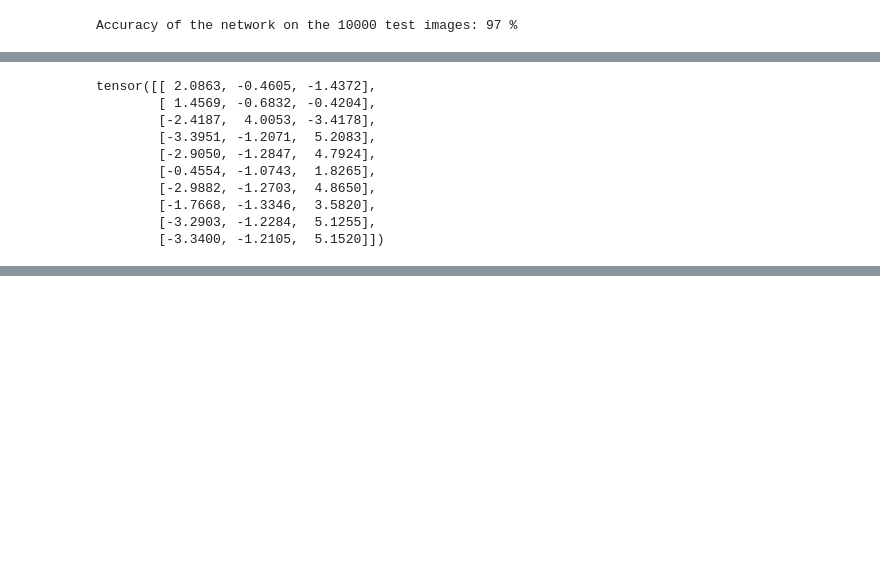
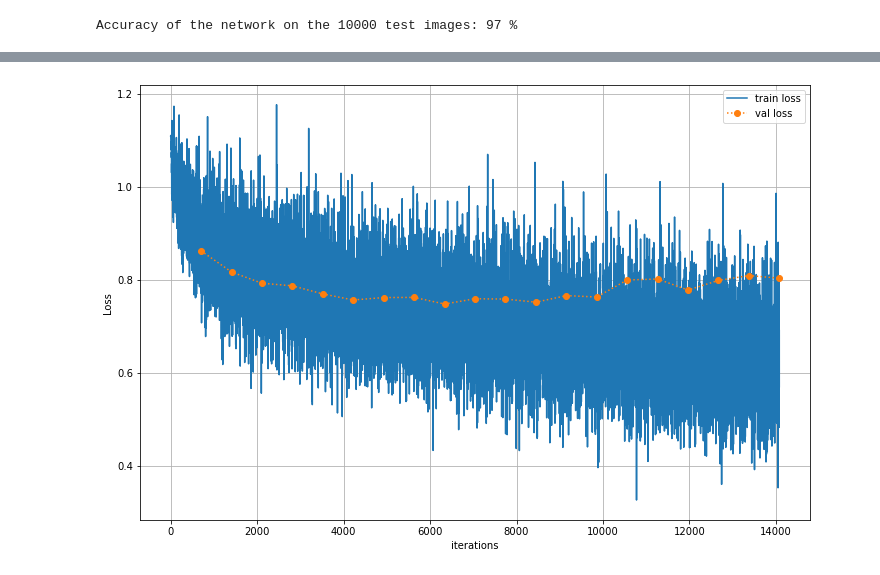
Before and after one commit to grohalex/NLP_TweetSentimentAnalysis, a Jupyter notebook: NN-testing.ipynb, the cells around one changed output, grey strips where cells are left out. Saved outputs shown, nothing was run; the diff lists cells and outputs as text; code cells hidden in the pictures; blank space fills up the shorter version.

```diff
--- a/NN-testing.ipynb
+++ b/NN-testing.ipynb
@@ -404,13 +506,7 @@ Validation acc:  0.440
-# %%
-print(preds)
-# %% [output]
-tensor([[ 2.0863, -0.4605, -1.4372],
-        [ 1.4569, -0.6832, -0.4204],
-        [-2.4187,  4.0053, -3.4178],
-        [-3.3951, -1.2071,  5.2083],
-        [-2.9050, -1.2847,  4.7924],
-        [-0.4554, -1.0743,  1.8265],
-        [-2.9882, -1.2703,  4.8650],
-        [-1.7668, -1.3346,  3.5820],
-        [-3.2903, -1.2284,  5.1255],
-        [-3.3400, -1.2105,  5.1520]])
+# %%
+# reporting the train and validation performance
+[print(f"{p}:{n}  " , end='' ) for (p,n) in HYPER.items()]; print('')
+print(f"  Train loss: \t {L[-1]:.3f} \t\tValidation loss: {L_validation[-1]:.3f}  \tValidation acc:  {val_accuracy:.3f} ")
+plt.figure(figsize=(12,8)); plt.plot(L, label="train loss");plt.xlabel('iterations');plt.ylabel('Loss');plt.grid()
+plt.plot(i_val, L_validation, 'o:', label="val loss"); plt.legend(); plt.show()
+# %% [output]
@@ -417 +515,2 @@ tensor([[ 2.0863, -0.4605, -1.4372],
+[figure, added]
 # %%
```
Also changed, not shown: parts of 8 cells of this notebook.
